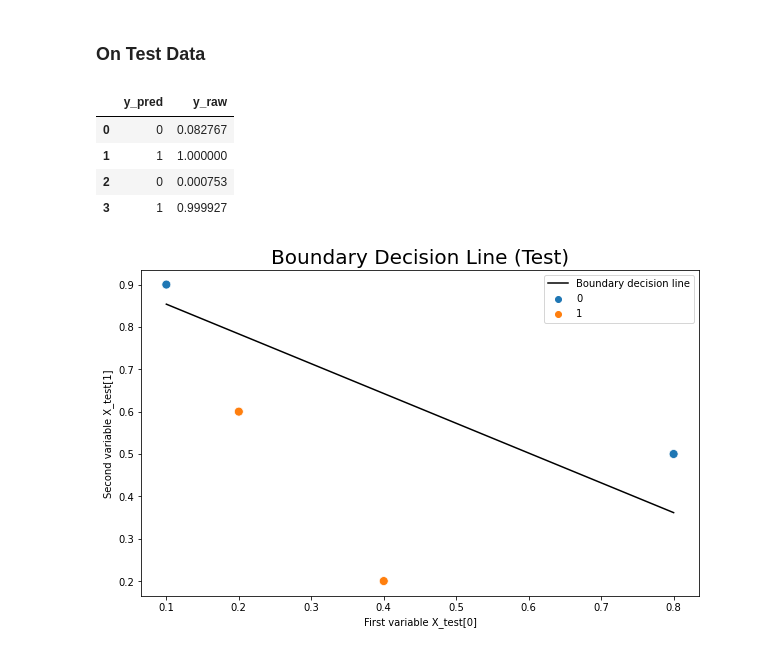
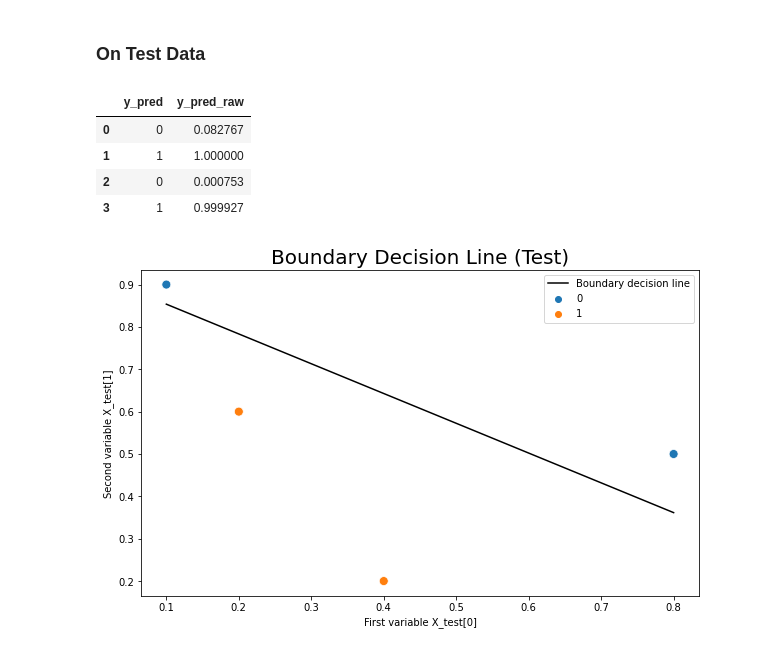
Before and after one commit to itsbrandonlim/ml_projects, a Jupyter notebook: Logistic Regression/ML_FORUM_LOGREG.ipynb, the cells around one changed output. Saved outputs shown, nothing was run; the diff lists cells and outputs as text; code cells hidden in the pictures.

```diff
--- a/Logistic Regression/ML_FORUM_LOGREG.ipynb
+++ b/Logistic Regression/ML_FORUM_LOGREG.ipynb
@@ -190,12 +190,12 @@ Boundary decision line kita untuk train data cukup bagus, kita hanya mendapatkan
 # %%
 y_test_raw = model.predict(X_test, w, b)
 y_test_pred = threshold(y_test_raw)
 pd.DataFrame({
     'y_pred': y_test_pred,
-    'y_raw': y_test_raw
+    'y_pred_raw': y_test_raw
 })
 # %% [output]
-|  | y_pred | y_raw |
+|  | y_pred | y_pred_raw |
 | 0 | 0 | 0.082767 |
 | 1 | 1 | 1.000000 |
 | 2 | 0 | 0.000753 |
```
Also changed, not shown: parts of 1 cell of this notebook.
